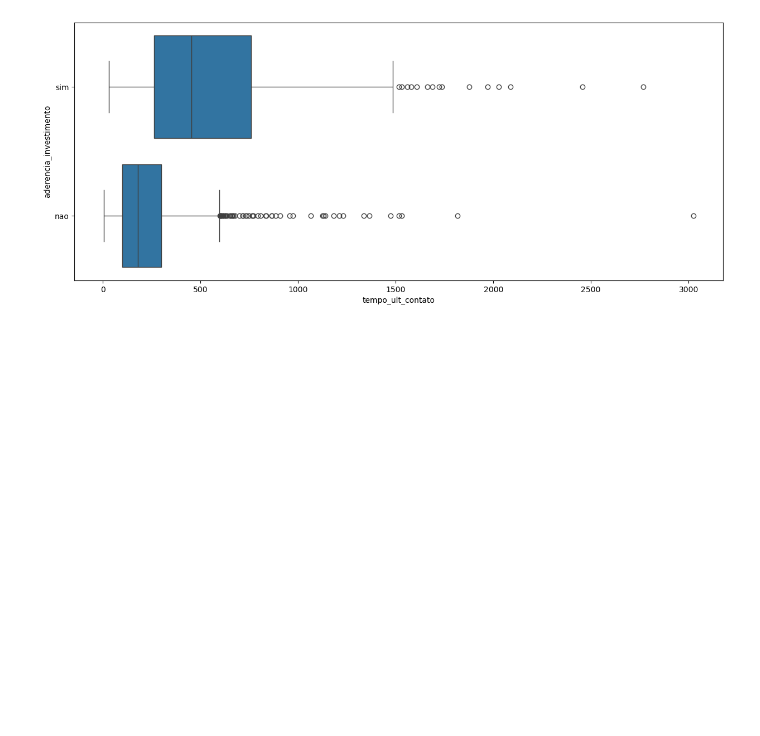
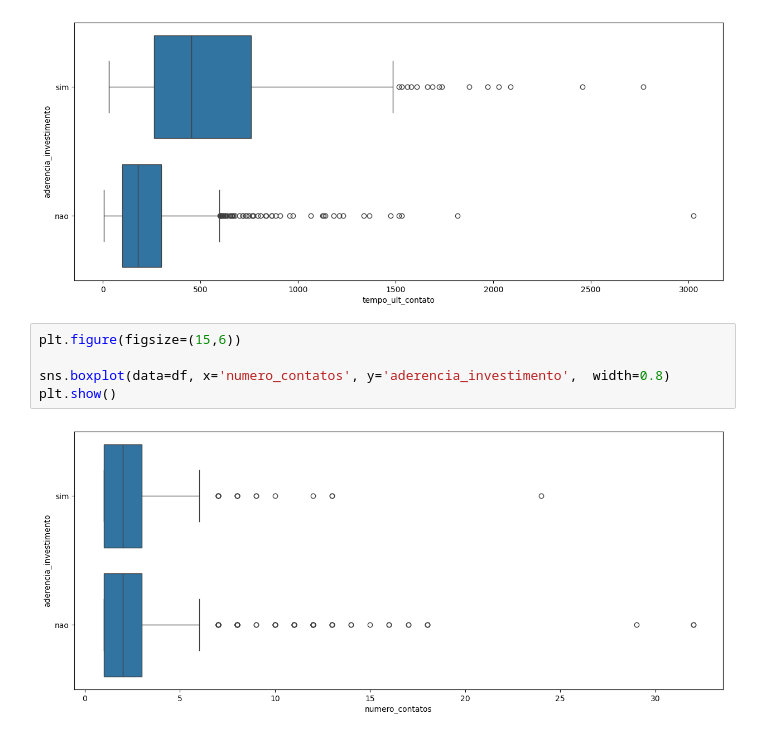
Before and after one commit to emersonsantosgithub/modelo-de-classificacao, a Jupyter notebook: Modelo-de-Classificacao.ipynb, the cells around one changed output. Drawn from its saved outputs; the diff is of its cells as text; blank space fills up the shorter version.

```diff
--- a/Modelo-de-Classificacao.ipynb
+++ b/Modelo-de-Classificacao.ipynb
@@ -155,3 +155,10 @@ sns.boxplot(data=df, x='tempo_ult_contato', y='aderencia_investimento',  width=0
 plt.show()
 # %% [output]
 [figure]
+# %%
+plt.figure(figsize=(15,6))
+
+sns.boxplot(data=df, x='numero_contatos', y='aderencia_investimento',  width=0.8)
+plt.show()
+# %% [output]
+[figure, added]
```
Also changed, not shown: 1 other file.
